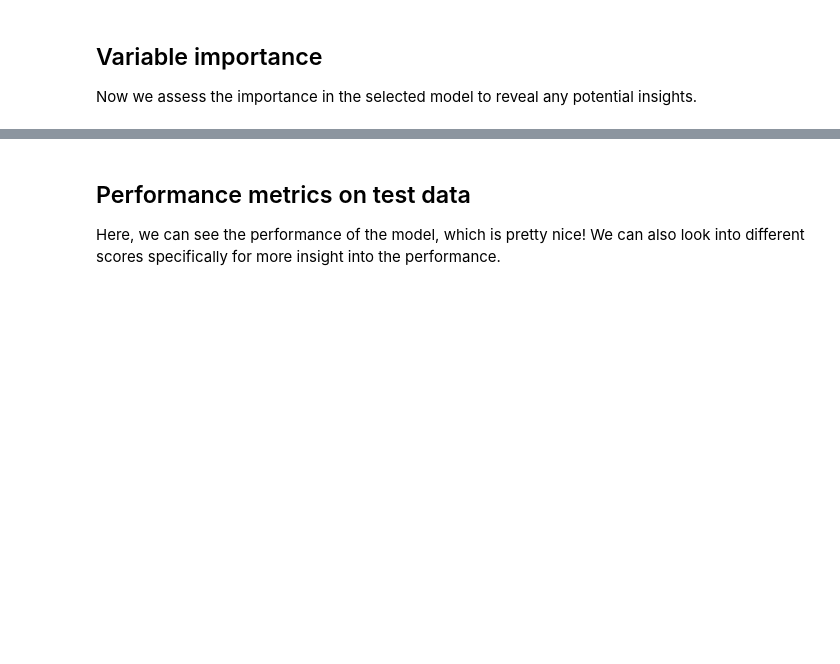
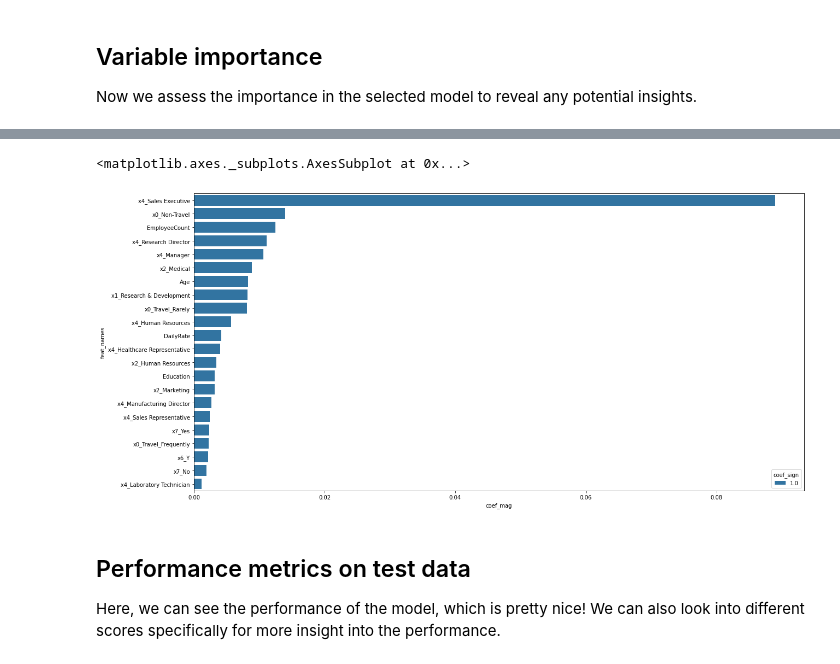
Before and after one commit to peter-callahan/vanderbilt, a Jupyter notebook: assign05-template/employee_churn_template.ipynb, the cells around one changed output, grey strips where cells are left out. Cells and saved outputs as stored; diff of their text form; code cells hidden in the pictures; blank space fills up the shorter version.

Commit message:
added random forest feature importance code

```diff
--- a/assign05-template/employee_churn_template.ipynb
+++ b/assign05-template/employee_churn_template.ipynb
@@ -189,2 +227,12 @@ Now that we have our pipelines, we can now use this as part of cross validation
+# %%
+# TODO: set up your tuning grid
+tuning_grid = {'mdl__n_estimators' : [100, 300, 500],
+               'mdl__max_features': [0.3, 0.5, 1.0] }
+
+grid_search = GridSearchCV(pipe,
+                           param_grid = tuning_grid,
+                           cv = 5,
+                           return_train_score=True)
 # %%
 # TODO: fit your model
+grid_search.fit(X_train, y_train)
@@ -205,3 +296,8 @@ Now we assess the importance in the selected model to reveal any potential insig
+# %%
+cat_names = grid_search.best_estimator_.named_steps['preproc'].transformers_[0][1].named_steps['onehot_cat'].get_feature_names_out()
+num_names = grid_search.best_estimator_.named_steps['preproc'].transformers_[1][2]
+
+feature_names = list(cat_names) + list(num_names)
 # %%
 # TODO: feel free to uncomment and edit the code below to obtain your feature weights
 
@@ -209,0 +310,9 @@ Now we assess the importance in the selected model to reveal any potential insig
+# %%
+from sklearn.inspection import permutation_importance
+
+# https://scikit-learn.org/stable/modules/generated/sklearn.inspection.permutation_importance.html
+r = permutation_importance(grid_search.best_estimator_,
+                           X_train,
+                           y_train,
+                           n_repeats=30,
+                           random_state=0)
@@ -210,3 +339,26 @@ Now we assess the importance in the selected model to reveal any potential insig
+# %%
+# https://scikit-learn.org/stable/modules/permutation_importance.html#permutation-importance
+# fe is measured in adjusted R2
+fe_vals = []
+
+# ordered from largest to smallest FE
+for i in r.importances_mean.argsort()[::-1]:
+    if r.importances_mean[i] - 2 * r.importances_std[i] > 0:
+        fe_vals.append((feature_names[i], r.importances_mean[i], r.importances_std[i]))
+
+coef_info = pd.DataFrame(fe_vals, columns=['feat_names', 'vip', 'sd'])
+
+coef_info = coef_info.assign(coef_mag = abs(coef_info['vip']),
+                             coef_sign = np.sign(coef_info['vip']))
+
+coef_info = coef_info.set_index('feat_names').sort_values(by='coef_mag', ascending=False)
+
+plt.figure(figsize = (20,10))
+
+sns.barplot(y=coef_info.index, x='coef_mag', hue='coef_sign', data=coef_info, orient='h', dodge=False)
+# %% [output]
+<matplotlib.axes._subplots.AxesSubplot at 0x...>
+[figure, added]
 # %%
 # TODO: feel free to uncomment and edit the code below to obtain your feature importance graph.
 # Did the graph surprise you? What features did you think were more important?
```
Also changed, not shown: parts of 18 cells of this notebook.
